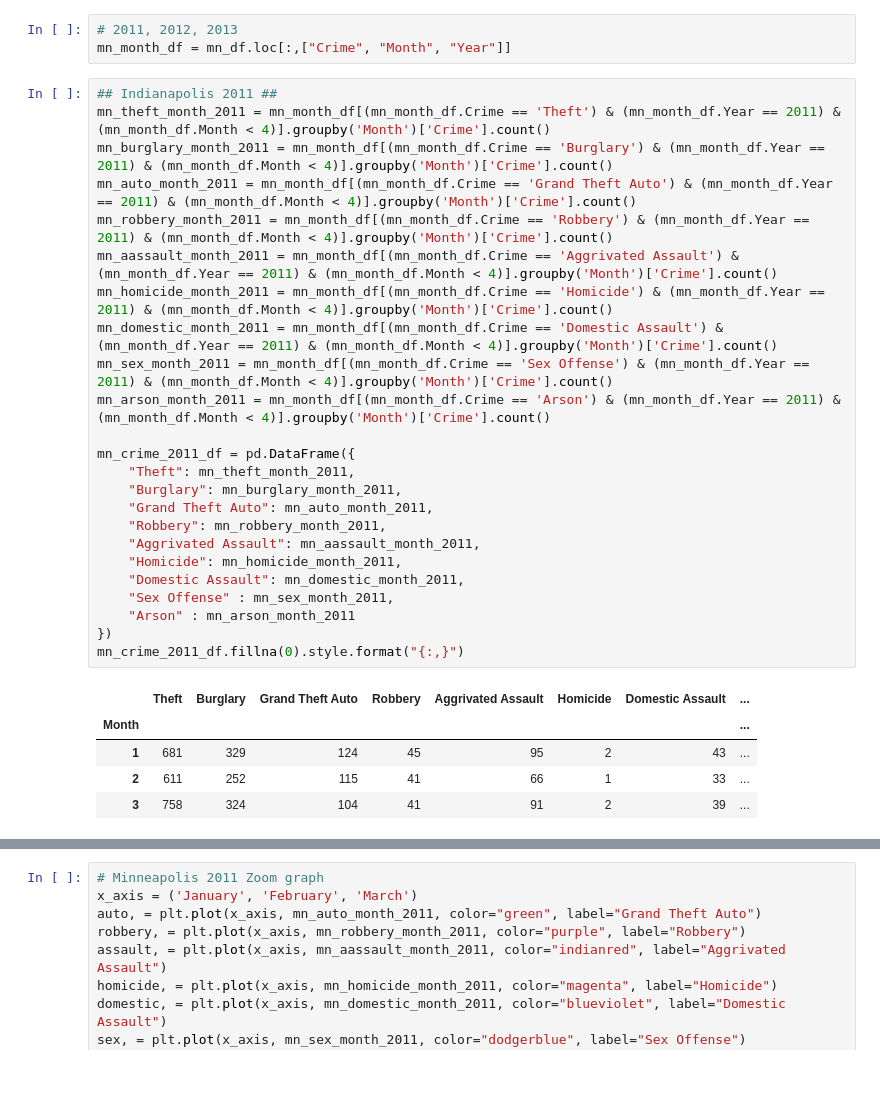
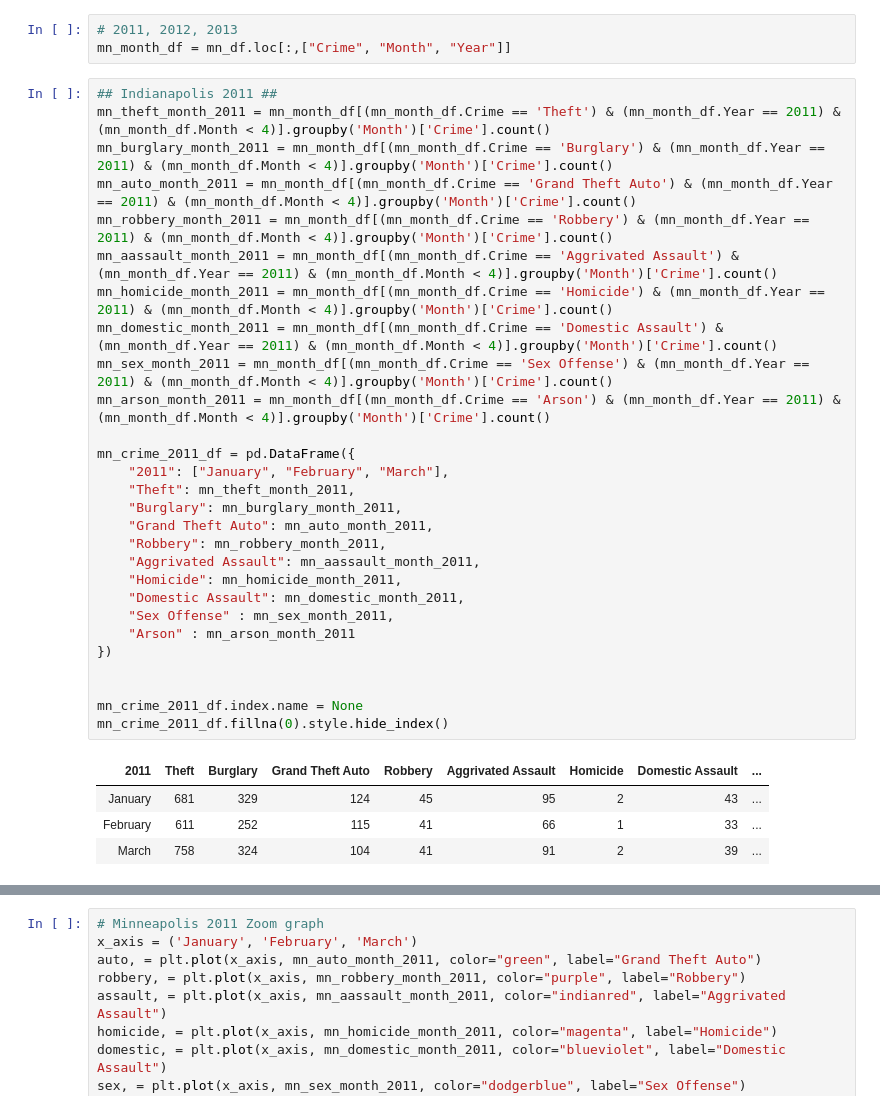
Before and after one commit to PatrickHennessey/GroupPoject01File, a Jupyter notebook: patrick_stuff/atl_min.ipynb, the cells around one changed output, grey strips where cells are left out. Drawn from its saved outputs; the diff is of its cells as text; blank space fills up the shorter version.

```diff
--- a/patrick_stuff/atl_min.ipynb
+++ b/patrick_stuff/atl_min.ipynb
@@ -487,33 +525,36 @@ mn_month_df = mn_df.loc[:,["Crime", "Month", "Year"]]
 # %%
 ## Indianapolis 2011 ##
 mn_theft_month_2011 = mn_month_df[(mn_month_df.Crime == 'Theft') & (mn_month_df.Year == 2011) & (mn_month_df.Month < 4)].groupby('Month')['Crime'].count()
 mn_burglary_month_2011 = mn_month_df[(mn_month_df.Crime == 'Burglary') & (mn_month_df.Year == 2011) & (mn_month_df.Month < 4)].groupby('Month')['Crime'].count()
 mn_auto_month_2011 = mn_month_df[(mn_month_df.Crime == 'Grand Theft Auto') & (mn_month_df.Year == 2011) & (mn_month_df.Month < 4)].groupby('Month')['Crime'].count()
 mn_robbery_month_2011 = mn_month_df[(mn_month_df.Crime == 'Robbery') & (mn_month_df.Year == 2011) & (mn_month_df.Month < 4)].groupby('Month')['Crime'].count()
 mn_aassault_month_2011 = mn_month_df[(mn_month_df.Crime == 'Aggrivated Assault') & (mn_month_df.Year == 2011) & (mn_month_df.Month < 4)].groupby('Month')['Crime'].count()
 mn_homicide_month_2011 = mn_month_df[(mn_month_df.Crime == 'Homicide') & (mn_month_df.Year == 2011) & (mn_month_df.Month < 4)].groupby('Month')['Crime'].count()
 mn_domestic_month_2011 = mn_month_df[(mn_month_df.Crime == 'Domestic Assault') & (mn_month_df.Year == 2011) & (mn_month_df.Month < 4)].groupby('Month')['Crime'].count()
 mn_sex_month_2011 = mn_month_df[(mn_month_df.Crime == 'Sex Offense') & (mn_month_df.Year == 2011) & (mn_month_df.Month < 4)].groupby('Month')['Crime'].count()
 mn_arson_month_2011 = mn_month_df[(mn_month_df.Crime == 'Arson') & (mn_month_df.Year == 2011) & (mn_month_df.Month < 4)].groupby('Month')['Crime'].count()
 
 mn_crime_2011_df = pd.DataFrame({
+    "2011": ["January", "February", "March"],
     "Theft": mn_theft_month_2011,
     "Burglary": mn_burglary_month_2011,
     "Grand Theft Auto": mn_auto_month_2011,
     "Robbery": mn_robbery_month_2011,
     "Aggrivated Assault": mn_aassault_month_2011,
     "Homicide": mn_homicide_month_2011,
     "Domestic Assault": mn_domestic_month_2011,
     "Sex Offense" : mn_sex_month_2011,
     "Arson" : mn_arson_month_2011
 })
-mn_crime_2011_df.fillna(0).style.format("{:,}")
+
+
+mn_crime_2011_df.index.name = None
+mn_crime_2011_df.fillna(0).style.hide_index()
 # %% [output]
-|  | Theft | Burglary | Grand Theft Auto | Robbery | Aggrivated Assault | Homicide | Domestic Assault | ... |
-| Month |  |  |  |  |  |  |  | ... |
-| 1 | 681 | 329 | 124 | 45 | 95 | 2 | 43 | ... |
-| 2 | 611 | 252 | 115 | 41 | 66 | 1 | 33 | ... |
-| 3 | 758 | 324 | 104 | 41 | 91 | 2 | 39 | ... |
+| 2011 | Theft | Burglary | Grand Theft Auto | Robbery | Aggrivated Assault | Homicide | Domestic Assault | ... |
+| January | 681 | 329 | 124 | 45 | 95 | 2 | 43 | ... |
+| February | 611 | 252 | 115 | 41 | 66 | 1 | 33 | ... |
+| March | 758 | 324 | 104 | 41 | 91 | 2 | 39 | ... |
 # %%
 # Minneapolis 2011 graph
 x_axis = ('January', 'February', 'March')
```
Also changed, not shown: parts of 23 cells of this notebook, 24 other files.
